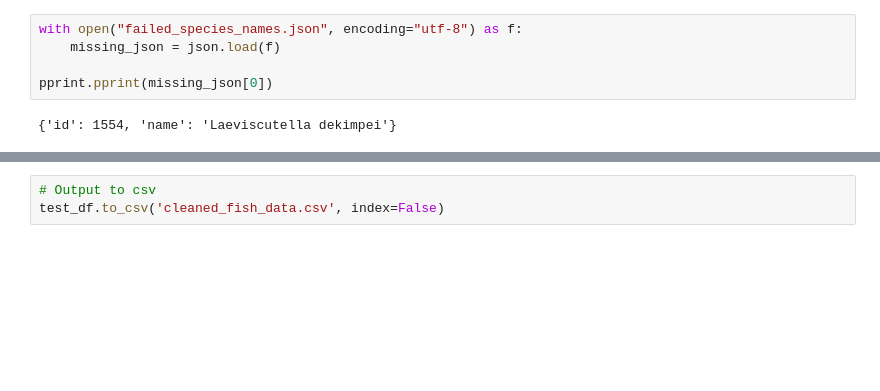
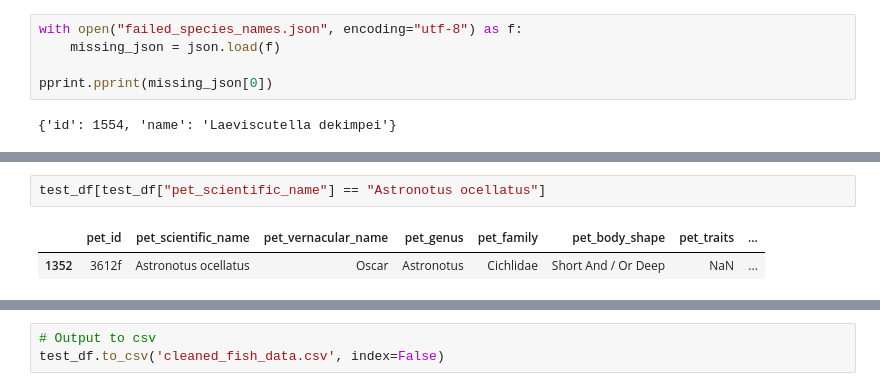
Before and after one commit to nadya-tan/SemantyFish-Stuff, a Jupyter notebook: cleaning.ipynb, the cells around one changed output, grey strips where cells are left out. Saved outputs shown, nothing was run; the diff lists cells and outputs as text; blank space fills up the shorter version.

```diff
--- a/cleaning.ipynb
+++ b/cleaning.ipynb
@@ -262,0 +481,5 @@ pprint.pprint(test_df[test_df['pet_id'] == '1554f'])
+# %%
+test_df[test_df["pet_scientific_name"] == "Astronotus ocellatus"]
+# %% [output]
+|  | pet_id | pet_scientific_name | pet_vernacular_name | pet_genus | pet_family | pet_body_shape | pet_traits | ... |
+| 1352 | 3612f | Astronotus ocellatus | Oscar | Astronotus | Cichlidae | Short And / Or Deep | NaN | ... |
```
Also changed, not shown: parts of 30 cells of this notebook, 4 other files.
